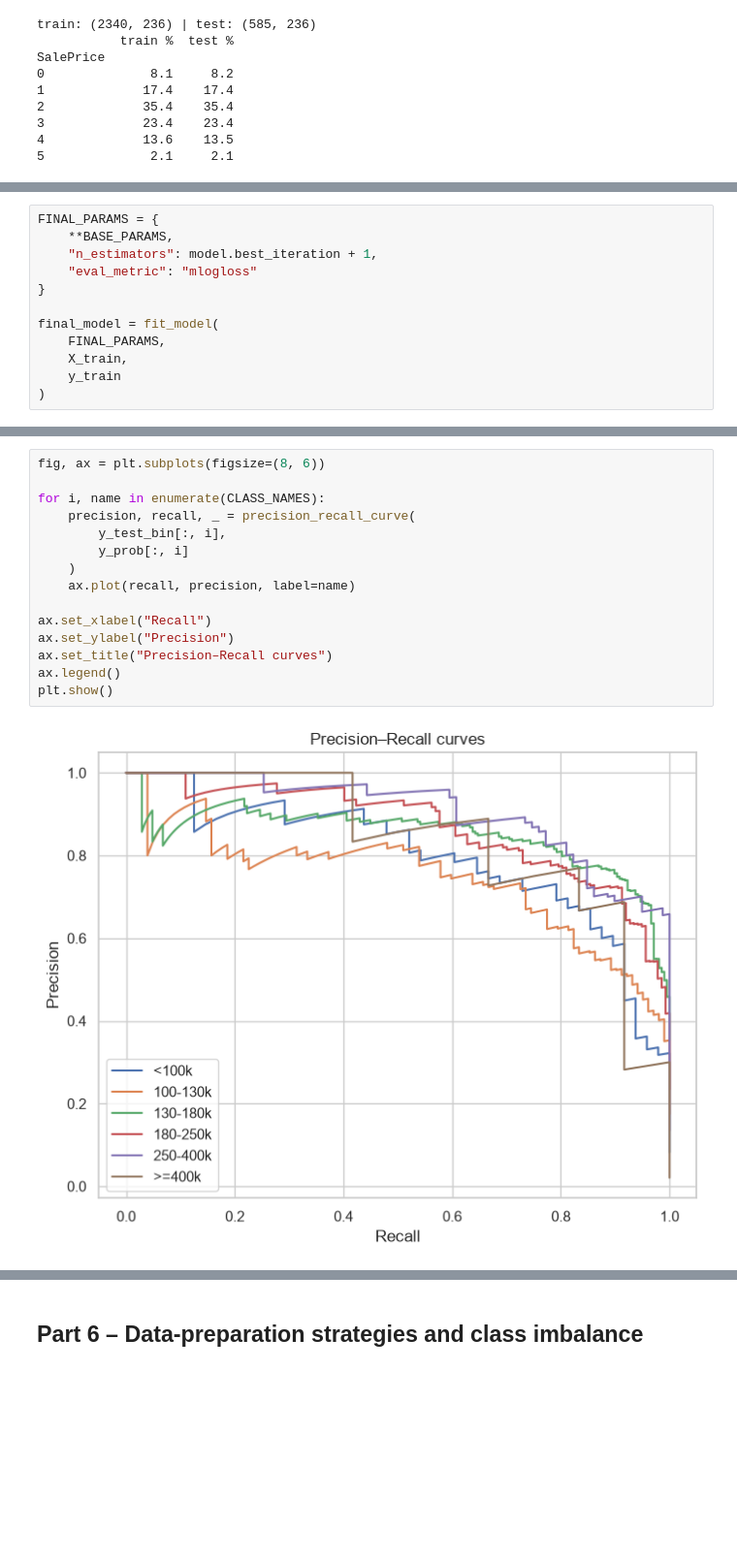
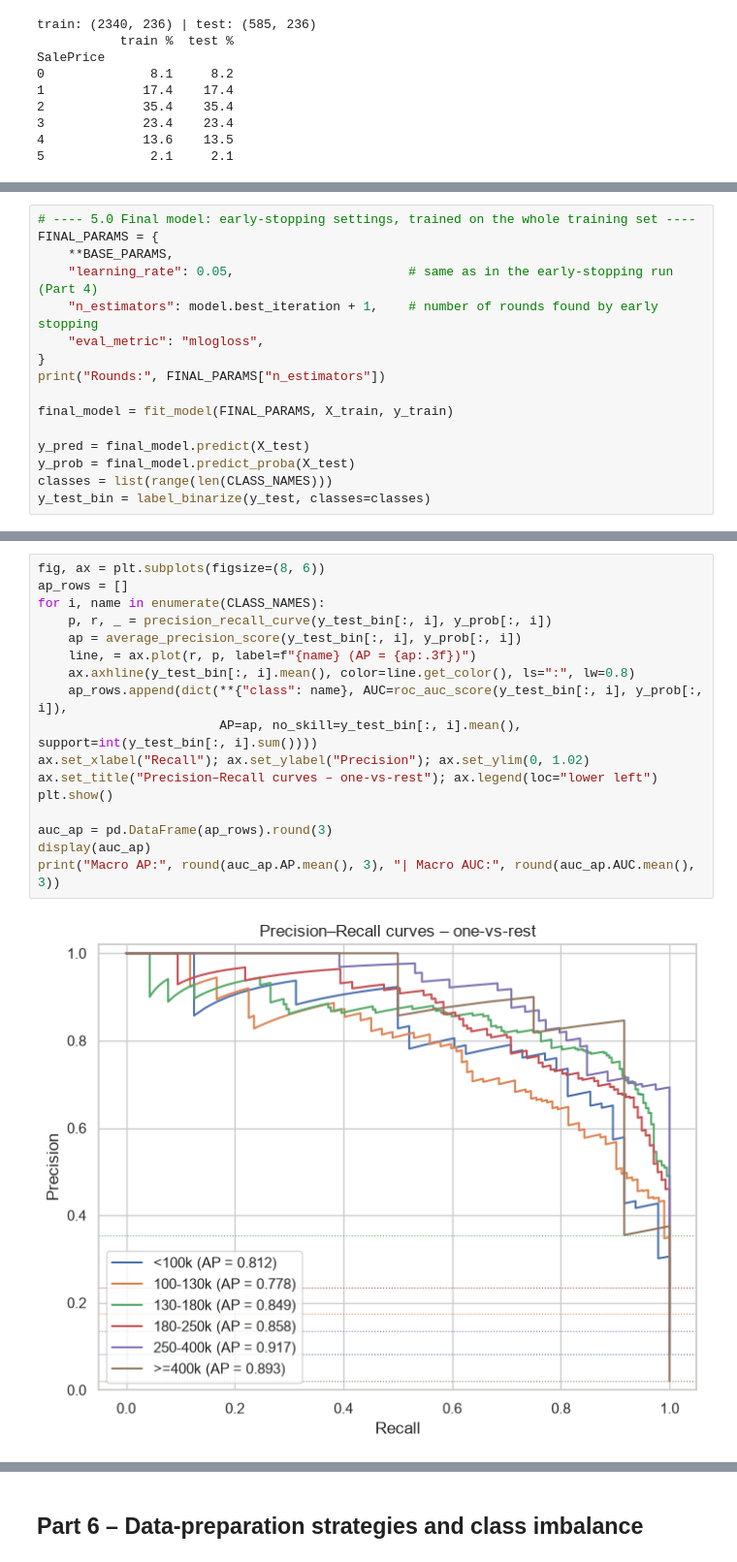
Before and after one commit to biancaholobica/ML, a Jupyter notebook: L2/L2.ipynb, the cells around one changed output, grey strips where cells are left out. Shown at 97% size. Drawn from its saved outputs; the diff is of its cells as text; blank space fills up the shorter version.

```diff
--- a/L2/L2.ipynb
+++ b/L2/L2.ipynb
@@ -491,12 +530,16 @@ Using multiple metrics provides a more complete assessment than accuracy alone,
 # %%
+# ---- 5.0 Final model: early-stopping settings, trained on the whole training set ----
 FINAL_PARAMS = {
     **BASE_PARAMS,
-    "n_estimators": model.best_iteration + 1,
-    "eval_metric": "mlogloss"
+    "learning_rate": 0.05,                       # same as in the early-stopping run (Part 4)
+    "n_estimators": model.best_iteration + 1,    # number of rounds found by early stopping
+    "eval_metric": "mlogloss",
 }
+print("Rounds:", FINAL_PARAMS["n_estimators"])
 
-final_model = fit_model(
-    FINAL_PARAMS,
-    X_train,
-    y_train
-)
+final_model = fit_model(FINAL_PARAMS, X_train, y_train)
+
+y_pred = final_model.predict(X_test)
+y_prob = final_model.predict_proba(X_test)
+classes = list(range(len(CLASS_NAMES)))
+y_test_bin = label_binarize(y_test, classes=classes)
@@ -591,17 +630,19 @@ plt.show()
 # %%
 fig, ax = plt.subplots(figsize=(8, 6))
+ap_rows = []
+for i, name in enumerate(CLASS_NAMES):
+    p, r, _ = precision_recall_curve(y_test_bin[:, i], y_prob[:, i])
+    ap = average_precision_score(y_test_bin[:, i], y_prob[:, i])
+    line, = ax.plot(r, p, label=f"{name} (AP = {ap:.3f})")
+    ax.axhline(y_test_bin[:, i].mean(), color=line.get_color(), ls=":", lw=0.8)
+    ap_rows.append(dict(**{"class": name}, AUC=roc_auc_score(y_test_bin[:, i], y_prob[:, i]),
+                        AP=ap, no_skill=y_test_bin[:, i].mean(), support=int(y_test_bin[:, i].sum())))
+ax.set_xlabel("Recall"); ax.set_ylabel("Precision"); ax.set_ylim(0, 1.02)
+ax.set_title("Precision–Recall curves – one-vs-rest"); ax.legend(loc="lower left")
+plt.show()
 
-for i, name in enumerate(CLASS_NAMES):
-    precision, recall, _ = precision_recall_curve(
-        y_test_bin[:, i],
-        y_prob[:, i]
-    )
-    ax.plot(recall, precision, label=name)
-
-ax.set_xlabel("Recall")
-ax.set_ylabel("Precision")
-ax.set_title("Precision–Recall curves")
-ax.legend()
-plt.show()
+auc_ap = pd.DataFrame(ap_rows).round(3)
+display(auc_ap)
+print("Macro AP:", round(auc_ap.AP.mean(), 3), "| Macro AUC:", round(auc_ap.AUC.mean(), 3))
 # %% [output]
-[figure, old version]
+[figure, new version]
```
Also changed, not shown: parts of 60 cells of this notebook, 4 other files.
